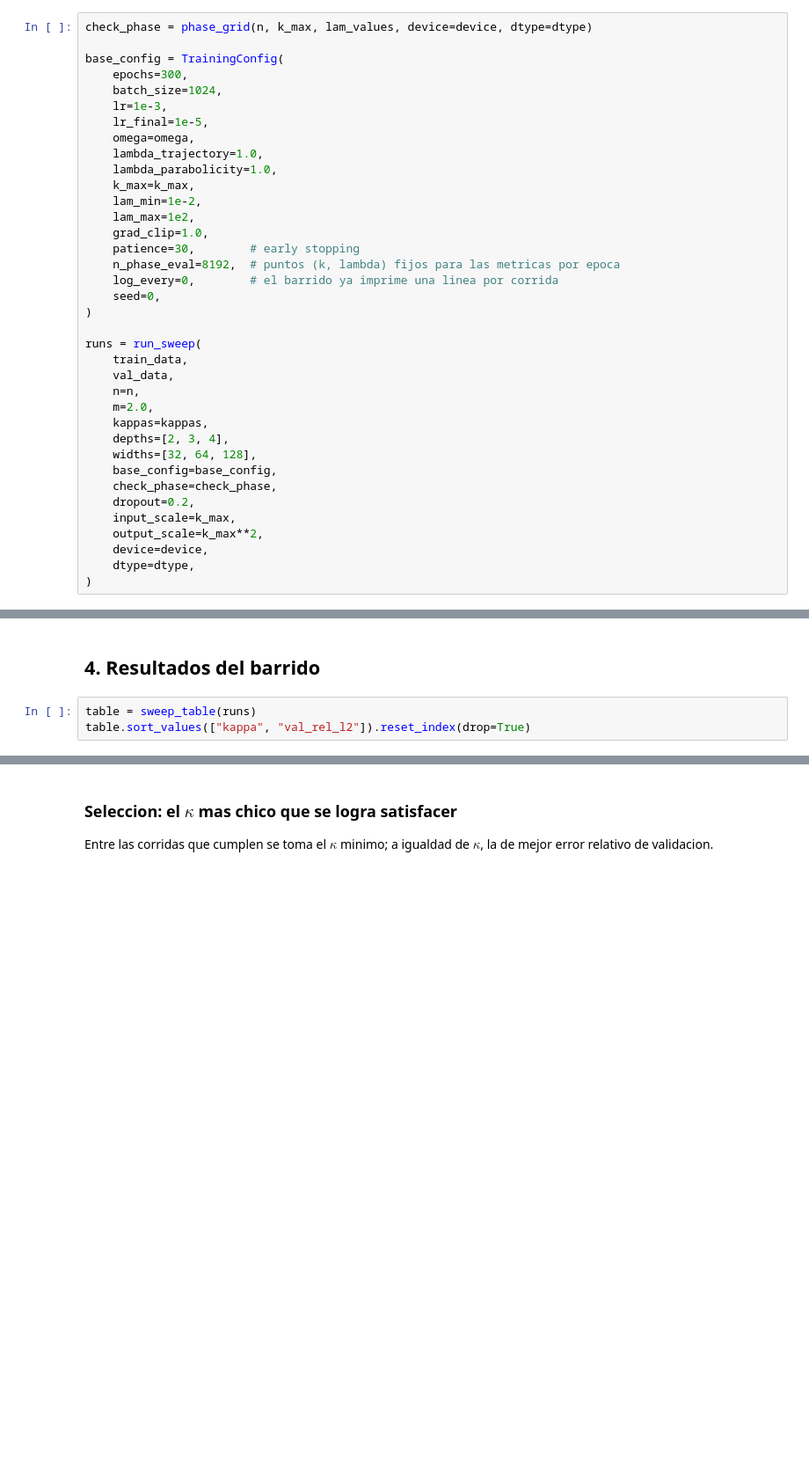
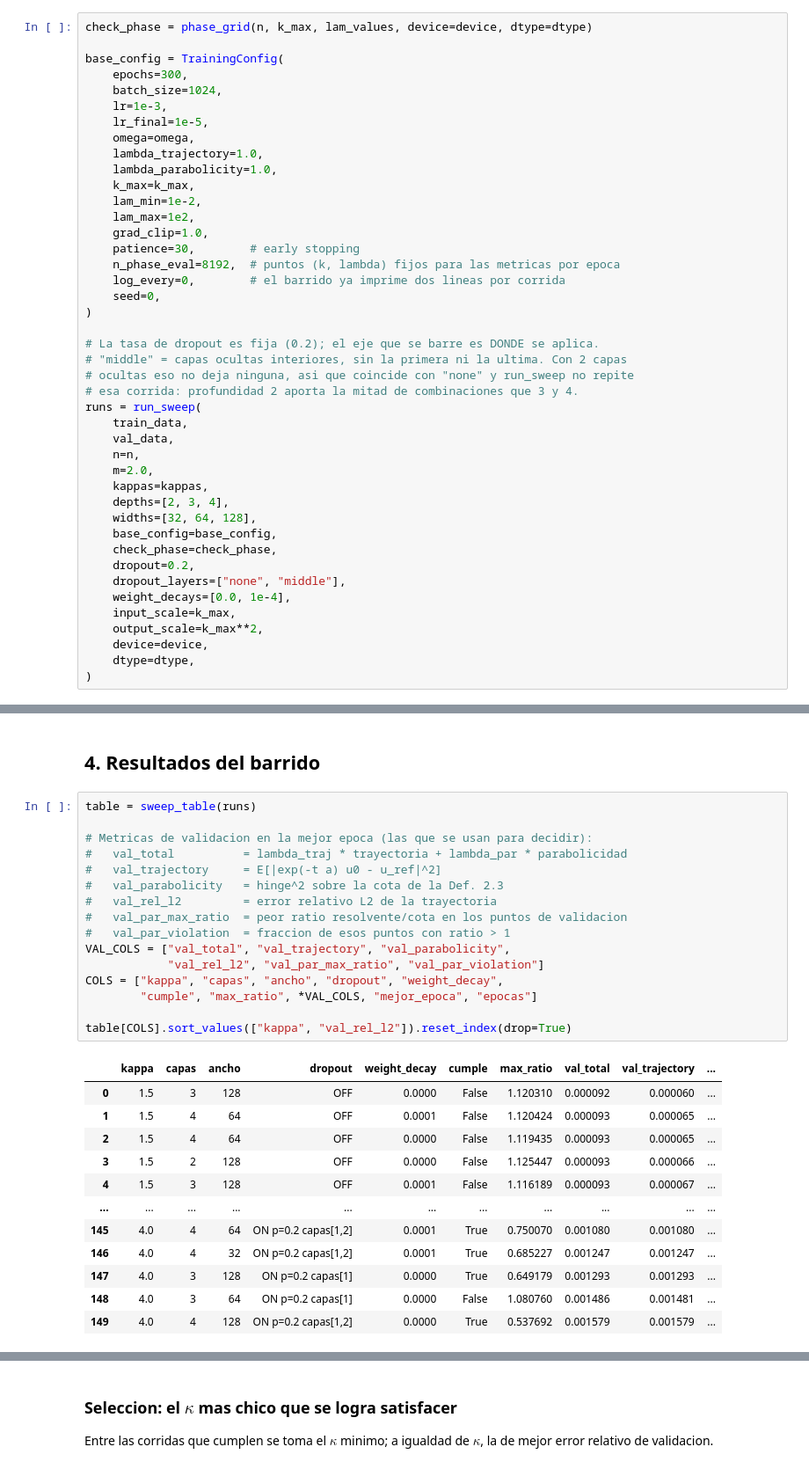
Before and after one commit to luencaro/parabolic-symbol-neural-operator, a Jupyter notebook: notebooks/mlp_symbol_training.ipynb, the cells around one changed output, grey strips where cells are left out. Shown at 88% size. Drawn from its saved outputs; the diff is of its cells as text; blank space fills up the shorter version.

Commit message:
metricas

```diff
--- a/notebooks/mlp_symbol_training.ipynb
+++ b/notebooks/mlp_symbol_training.ipynb
@@ -109,10 +120,14 @@ base_config = TrainingConfig(
     grad_clip=1.0,
     patience=30,        # early stopping
     n_phase_eval=8192,  # puntos (k, lambda) fijos para las metricas por epoca
-    log_every=0,        # el barrido ya imprime una linea por corrida
+    log_every=0,        # el barrido ya imprime dos lineas por corrida
     seed=0,
 )
 
+# La tasa de dropout es fija (0.2); el eje que se barre es DONDE se aplica.
+# "middle" = capas ocultas interiores, sin la primera ni la ultima. Con 2 capas
+# ocultas eso no deja ninguna, asi que coincide con "none" y run_sweep no repite
+# esa corrida: profundidad 2 aporta la mitad de combinaciones que 3 y 4.
 runs = run_sweep(
     train_data,
     val_data,
@@ -124,6 +139,8 @@ runs = run_sweep(
     base_config=base_config,
     check_phase=check_phase,
     dropout=0.2,
+    dropout_layers=["none", "middle"],
+    weight_decays=[0.0, 1e-4],
     input_scale=k_max,
     output_scale=k_max**2,
     device=device,
@@ -133,4 +168,30 @@ runs = run_sweep(
 ## 4. Resultados del barrido
 # %%
 table = sweep_table(runs)
-table.sort_values(["kappa", "val_rel_l2"]).reset_index(drop=True)
+
+# Metricas de validacion en la mejor epoca (las que se usan para decidir):
+#   val_total          = lambda_traj * trayectoria + lambda_par * parabolicidad
+#   val_trajectory     = E[|exp(-t a) u0 - u_ref|^2]
+#   val_parabolicity   = hinge^2 sobre la cota de la Def. 2.3
+#   val_rel_l2         = error relativo L2 de la trayectoria
+#   val_par_max_ratio  = peor ratio resolvente/cota en los puntos de validacion
+#   val_par_violation  = fraccion de esos puntos con ratio > 1
+VAL_COLS = ["val_total", "val_trajectory", "val_parabolicity",
+            "val_rel_l2", "val_par_max_ratio", "val_par_violation"]
+COLS = ["kappa", "capas", "ancho", "dropout", "weight_decay",
+        "cumple", "max_ratio", *VAL_COLS, "mejor_epoca", "epocas"]
+
+table[COLS].sort_values(["kappa", "val_rel_l2"]).reset_index(drop=True)
+# %% [output]
+|  | kappa | capas | ancho | dropout | weight_decay | cumple | max_ratio | val_total | val_trajectory | ... |
+| 0 | 1.5 | 3 | 128 | OFF | 0.0000 | False | 1.120310 | 0.000092 | 0.000060 | ... |
+| 1 | 1.5 | 4 | 64 | OFF | 0.0001 | False | 1.120424 | 0.000093 | 0.000065 | ... |
+| 2 | 1.5 | 4 | 64 | OFF | 0.0000 | False | 1.119435 | 0.000093 | 0.000065 | ... |
+| 3 | 1.5 | 2 | 128 | OFF | 0.0000 | False | 1.125447 | 0.000093 | 0.000066 | ... |
+| 4 | 1.5 | 3 | 128 | OFF | 0.0001 | False | 1.116189 | 0.000093 | 0.000067 | ... |
+| ... | ... | ... | ... | ... | ... | ... | ... | ... | ... | ... |
+| 145 | 4.0 | 4 | 64 | ON p=0.2 capas[1,2] | 0.0001 | True | 0.750070 | 0.001080 | 0.001080 | ... |
+| 146 | 4.0 | 4 | 32 | ON p=0.2 capas[1,2] | 0.0001 | True | 0.685227 | 0.001247 | 0.001247 | ... |
+| 147 | 4.0 | 3 | 128 | ON p=0.2 capas[1] | 0.0000 | True | 0.649179 | 0.001293 | 0.001293 | ... |
+| 148 | 4.0 | 3 | 64 | ON p=0.2 capas[1] | 0.0000 | False | 1.080760 | 0.001486 | 0.001481 | ... |
+| 149 | 4.0 | 4 | 128 | ON p=0.2 capas[1,2] | 0.0000 | True | 0.537692 | 0.001579 | 0.001579 | ... |
```
Also changed, not shown: parts of 18 cells of this notebook, 2 other files.
